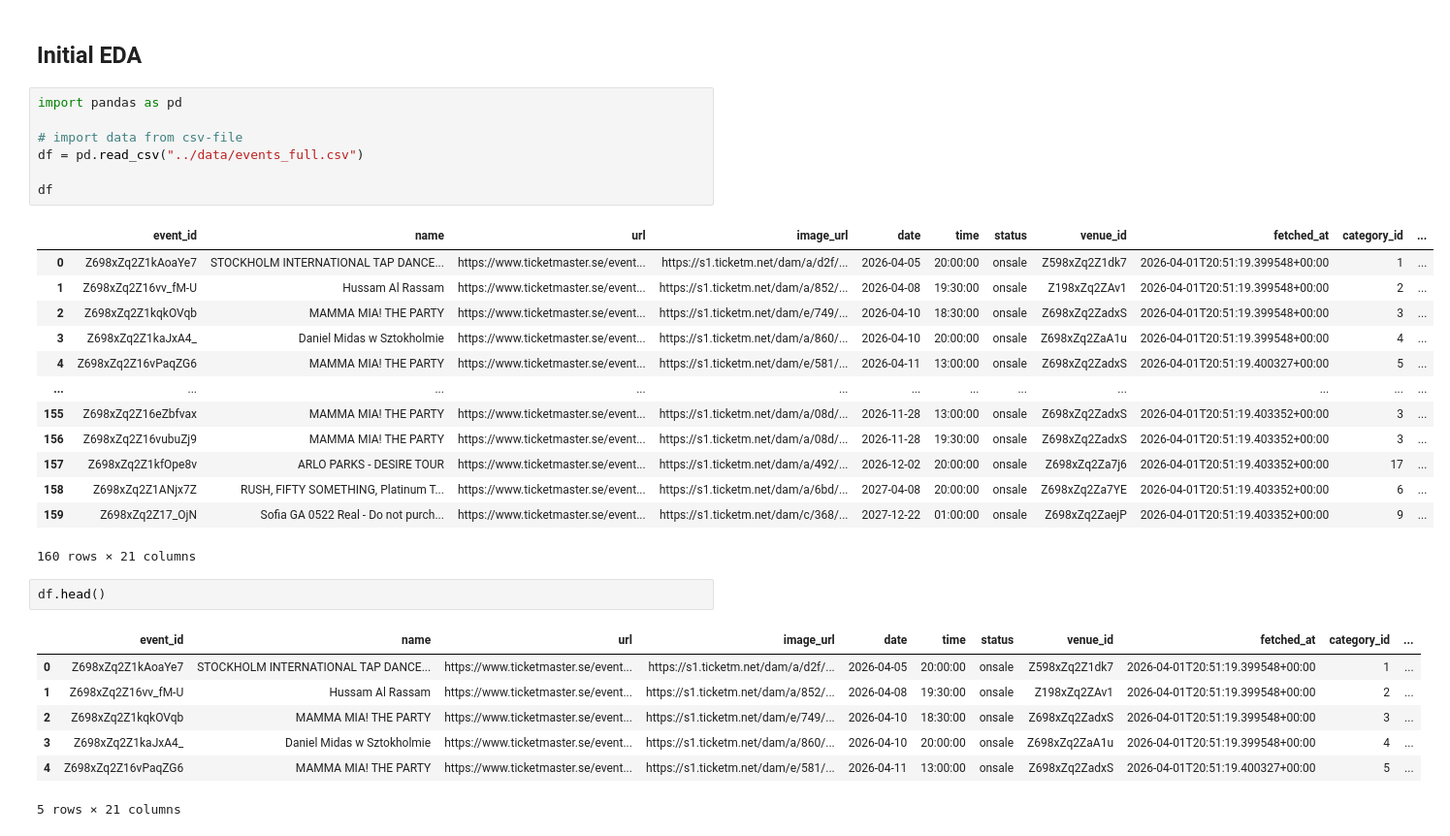
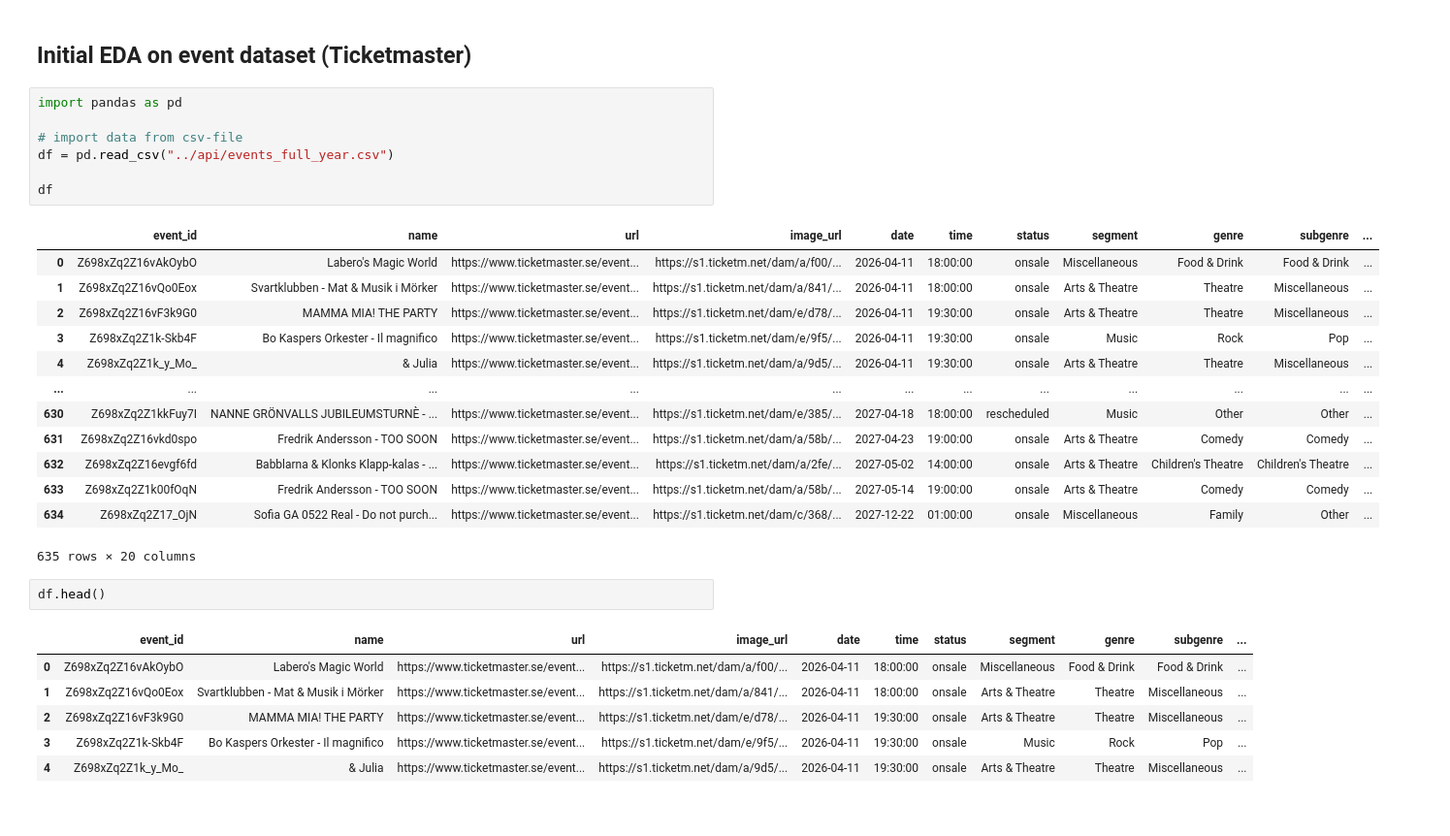
Before and after one commit to LisaYllander92/Visualization_project, a Jupyter notebook: eda/eda_lisa.ipynb, the cells around one changed output. Shown at 97% size. Cells and saved outputs as stored; diff of their text form.

```diff
--- a/eda/eda_lisa.ipynb
+++ b/eda/eda_lisa.ipynb
@@ -1,36 +1,35 @@
 # %% [markdown]
-## Initial EDA
+## Initial EDA on event dataset (Ticketmaster)
 # %%
 import pandas as pd
 
 # import data from csv-file
-df = pd.read_csv("../data/events_full.csv")
+df = pd.read_csv("../api/events_full_year.csv")
 
 df
 # %% [output]
-|  | event_id | name | url | image_url | date | time | status | venue_id | fetched_at | category_id | ... |
-| 0 | Z698xZq2Z1kAoaYe7 | STOCKHOLM INTERNATIONAL TAP DANCE... | https://www.ticketmaster.se/event... | https://s1.ticketm.net/dam/a/d2f/... | 2026-04-05 | 20:00:00 | onsale | Z598xZq2Z1dk7 | 2026-04-01T20:51:19.399548+00:00 | 1 | ... |
-| 1 | Z698xZq2Z16vv_fM-U | Hussam Al Rassam | https://www.ticketmaster.se/event... | https://s1.ticketm.net/dam/a/852/... | 2026-04-08 | 19:30:00 | onsale | Z198xZq2ZAv1 | 2026-04-01T20:51:19.399548+00:00 | 2 | ... |
-| 2 | Z698xZq2Z1kqkOVqb | MAMMA MIA! THE PARTY | https://www.ticketmaster.se/event... | https://s1.ticketm.net/dam/e/749/... | 2026-04-10 | 18:30:00 | onsale | Z698xZq2ZadxS | 2026-04-01T20:51:19.399548+00:00 | 3 | ... |
-| 3 | Z698xZq2Z1kaJxA4_ | Daniel Midas w Sztokholmie | https://www.ticketmaster.se/event... | https://s1.ticketm.net/dam/a/860/... | 2026-04-10 | 20:00:00 | onsale | Z698xZq2ZaA1u | 2026-04-01T20:51:19.399548+00:00 | 4 | ... |
-| 4 | Z698xZq2Z16vPaqZG6 | MAMMA MIA! THE PARTY | https://www.ticketmaster.se/event... | https://s1.ticketm.net/dam/e/581/... | 2026-04-11 | 13:00:00 | onsale | Z698xZq2ZadxS | 2026-04-01T20:51:19.400327+00:00 | 5 | ... |
+|  | event_id | name | url | image_url | date | time | status | segment | genre | subgenre | ... |
+| 0 | Z698xZq2Z16vAkOybO | Labero's Magic World | https://www.ticketmaster.se/event... | https://s1.ticketm.net/dam/a/f00/... | 2026-04-11 | 18:00:00 | onsale | Miscellaneous | Food & Drink | Food & Drink | ... |
+| 1 | Z698xZq2Z16vQo0Eox | Svartklubben - Mat & Musik i Mörker | https://www.ticketmaster.se/event... | https://s1.ticketm.net/dam/a/841/... | 2026-04-11 | 18:00:00 | onsale | Arts & Theatre | Theatre | Miscellaneous | ... |
+| 2 | Z698xZq2Z16vF3k9G0 | MAMMA MIA! THE PARTY | https://www.ticketmaster.se/event... | https://s1.ticketm.net/dam/e/d78/... | 2026-04-11 | 19:30:00 | onsale | Arts & Theatre | Theatre | Miscellaneous | ... |
+| 3 | Z698xZq2Z1k-Skb4F | Bo Kaspers Orkester - Il magnifico | https://www.ticketmaster.se/event... | https://s1.ticketm.net/dam/e/9f5/... | 2026-04-11 | 19:30:00 | onsale | Music | Rock | Pop | ... |
+| 4 | Z698xZq2Z1k_y_Mo_ | & Julia | https://www.ticketmaster.se/event... | https://s1.ticketm.net/dam/a/9d5/... | 2026-04-11 | 19:30:00 | onsale | Arts & Theatre | Theatre | Miscellaneous | ... |
 | ... | ... | ... | ... | ... | ... | ... | ... | ... | ... | ... | ... |
-| 155 | Z698xZq2Z16eZbfvax | MAMMA MIA! THE PARTY | https://www.ticketmaster.se/event... | https://s1.ticketm.net/dam/a/08d/... | 2026-11-28 | 13:00:00 | onsale | Z698xZq2ZadxS | 2026-04-01T20:51:19.403352+00:00 | 3 | ... |
-| 156 | Z698xZq2Z16vubuZj9 | MAMMA MIA! THE PARTY | https://www.ticketmaster.se/event... | https://s1.ticketm.net/dam/a/08d/... | 2026-11-28 | 19:30:00 | onsale | Z698xZq2ZadxS | 2026-04-01T20:51:19.403352+00:00 | 3 | ... |
-| 157 | Z698xZq2Z1kfOpe8v | ARLO PARKS - DESIRE TOUR | https://www.ticketmaster.se/event... | https://s1.ticketm.net/dam/a/492/... | 2026-12-02 | 20:00:00 | onsale | Z698xZq2Za7j6 | 2026-04-01T20:51:19.403352+00:00 | 17 | ... |
-| 158 | Z698xZq2Z1ANjx7Z | RUSH, FIFTY SOMETHING, Platinum T... | https://www.ticketmaster.se/event... | https://s1.ticketm.net/dam/a/6bd/... | 2027-04-08 | 20:00:00 | onsale | Z698xZq2Za7YE | 2026-04-01T20:51:19.403352+00:00 | 6 | ... |
-| 159 | Z698xZq2Z17_OjN | Sofia GA 0522 Real - Do not purch... | https://www.ticketmaster.se/event... | https://s1.ticketm.net/dam/c/368/... | 2027-12-22 | 01:00:00 | onsale | Z698xZq2ZaejP | 2026-04-01T20:51:19.403352+00:00 | 9 | ... |
+| 630 | Z698xZq2Z1kkFuy7I | NANNE GRÖNVALLS JUBILEUMSTURNÈ - ... | https://www.ticketmaster.se/event... | https://s1.ticketm.net/dam/e/385/... | 2027-04-18 | 18:00:00 | rescheduled | Music | Other | Other | ... |
+| 631 | Z698xZq2Z16vkd0spo | Fredrik Andersson - TOO SOON | https://www.ticketmaster.se/event... | https://s1.ticketm.net/dam/a/58b/... | 2027-04-23 | 19:00:00 | onsale | Arts & Theatre | Comedy | Comedy | ... |
+| 632 | Z698xZq2Z16evgf6fd | Babblarna & Klonks Klapp-kalas - ... | https://www.ticketmaster.se/event... | https://s1.ticketm.net/dam/a/2fe/... | 2027-05-02 | 14:00:00 | onsale | Arts & Theatre | Children's Theatre | Children's Theatre | ... |
+| 633 | Z698xZq2Z1k00fOqN | Fredrik Andersson - TOO SOON | https://www.ticketmaster.se/event... | https://s1.ticketm.net/dam/a/58b/... | 2027-05-14 | 19:00:00 | onsale | Arts & Theatre | Comedy | Comedy | ... |
+| 634 | Z698xZq2Z17_OjN | Sofia GA 0522 Real - Do not purch... | https://www.ticketmaster.se/event... | https://s1.ticketm.net/dam/c/368/... | 2027-12-22 | 01:00:00 | onsale | Miscellaneous | Family | Other | ... |
-160 rows × 21 columns
+635 rows × 20 columns
 # %%
 df.head()
 # %% [output]
-|  | event_id | name | url | image_url | date | time | status | venue_id | fetched_at | category_id | ... |
-| 0 | Z698xZq2Z1kAoaYe7 | STOCKHOLM INTERNATIONAL TAP DANCE... | https://www.ticketmaster.se/event... | https://s1.ticketm.net/dam/a/d2f/... | 2026-04-05 | 20:00:00 | onsale | Z598xZq2Z1dk7 | 2026-04-01T20:51:19.399548+00:00 | 1 | ... |
-| 1 | Z698xZq2Z16vv_fM-U | Hussam Al Rassam | https://www.ticketmaster.se/event... | https://s1.ticketm.net/dam/a/852/... | 2026-04-08 | 19:30:00 | onsale | Z198xZq2ZAv1 | 2026-04-01T20:51:19.399548+00:00 | 2 | ... |
-| 2 | Z698xZq2Z1kqkOVqb | MAMMA MIA! THE PARTY | https://www.ticketmaster.se/event... | https://s1.ticketm.net/dam/e/749/... | 2026-04-10 | 18:30:00 | onsale | Z698xZq2ZadxS | 2026-04-01T20:51:19.399548+00:00 | 3 | ... |
-| 3 | Z698xZq2Z1kaJxA4_ | Daniel Midas w Sztokholmie | https://www.ticketmaster.se/event... | https://s1.ticketm.net/dam/a/860/... | 2026-04-10 | 20:00:00 | onsale | Z698xZq2ZaA1u | 2026-04-01T20:51:19.399548+00:00 | 4 | ... |
-| 4 | Z698xZq2Z16vPaqZG6 | MAMMA MIA! THE PARTY | https://www.ticketmaster.se/event... | https://s1.ticketm.net/dam/e/581/... | 2026-04-11 | 13:00:00 | onsale | Z698xZq2ZadxS | 2026-04-01T20:51:19.400327+00:00 | 5 | ... |
+|  | event_id | name | url | image_url | date | time | status | segment | genre | subgenre | ... |
+| 0 | Z698xZq2Z16vAkOybO | Labero's Magic World | https://www.ticketmaster.se/event... | https://s1.ticketm.net/dam/a/f00/... | 2026-04-11 | 18:00:00 | onsale | Miscellaneous | Food & Drink | Food & Drink | ... |
+| 1 | Z698xZq2Z16vQo0Eox | Svartklubben - Mat & Musik i Mörker | https://www.ticketmaster.se/event... | https://s1.ticketm.net/dam/a/841/... | 2026-04-11 | 18:00:00 | onsale | Arts & Theatre | Theatre | Miscellaneous | ... |
+| 2 | Z698xZq2Z16vF3k9G0 | MAMMA MIA! THE PARTY | https://www.ticketmaster.se/event... | https://s1.ticketm.net/dam/e/d78/... | 2026-04-11 | 19:30:00 | onsale | Arts & Theatre | Theatre | Miscellaneous | ... |
+| 3 | Z698xZq2Z1k-Skb4F | Bo Kaspers Orkester - Il magnifico | https://www.ticketmaster.se/event... | https://s1.ticketm.net/dam/e/9f5/... | 2026-04-11 | 19:30:00 | onsale | Music | Rock | Pop | ... |
+| 4 | Z698xZq2Z1k_y_Mo_ | & Julia | https://www.ticketmaster.se/event... | https://s1.ticketm.net/dam/a/9d5/... | 2026-04-11 | 19:30:00 | onsale | Arts & Theatre | Theatre | Miscellaneous | ... |
-5 rows × 21 columns
 # %%
 # check RangeIndex & non-null
 df.info()
```
Also changed, not shown: parts of 27 cells of this notebook, 6 other files.
